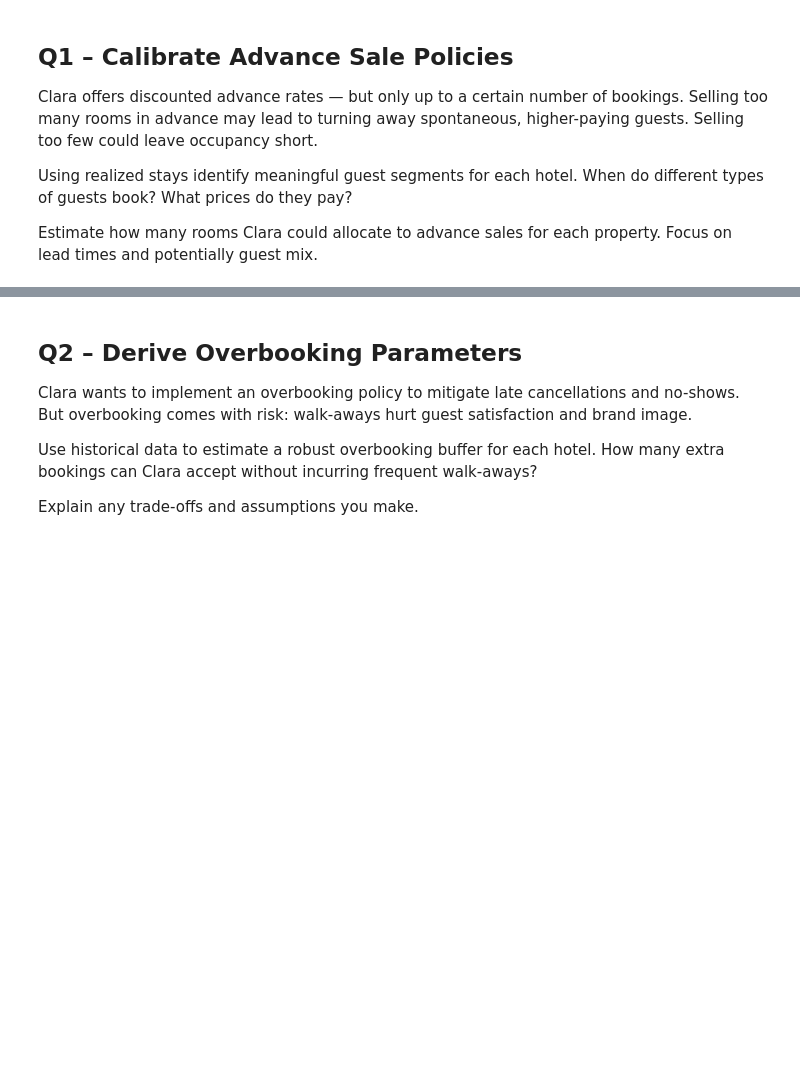
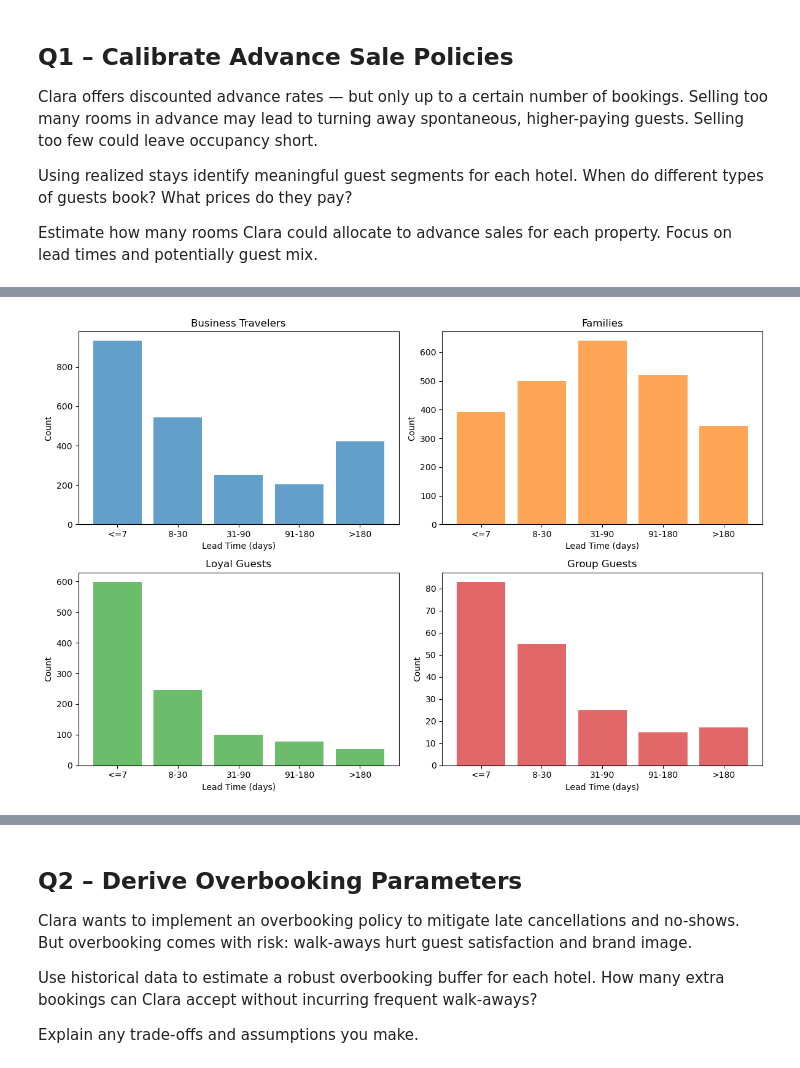
Before and after one commit to Omid-Sedighi-Mornani/case-study-template-revenue-management-Kilian-Jetschni-Omid-Sedighi-Mornani, a Jupyter notebook: solution.ipynb, the cells around one changed output, grey strips where cells are left out. Saved outputs shown, nothing was run; the diff lists cells and outputs as text; code cells hidden in the pictures; blank space fills up the shorter version.

```diff
--- a/solution.ipynb
+++ b/solution.ipynb
@@ -10,0 +138,4 @@ Estimate how many rooms Clara could allocate to advance sales for each property.
+# %%
+create_lead_time_plot(resort_hotel)
+# %% [output]
+[figure, added]
```
Also changed, not shown: parts of 18 cells of this notebook.
